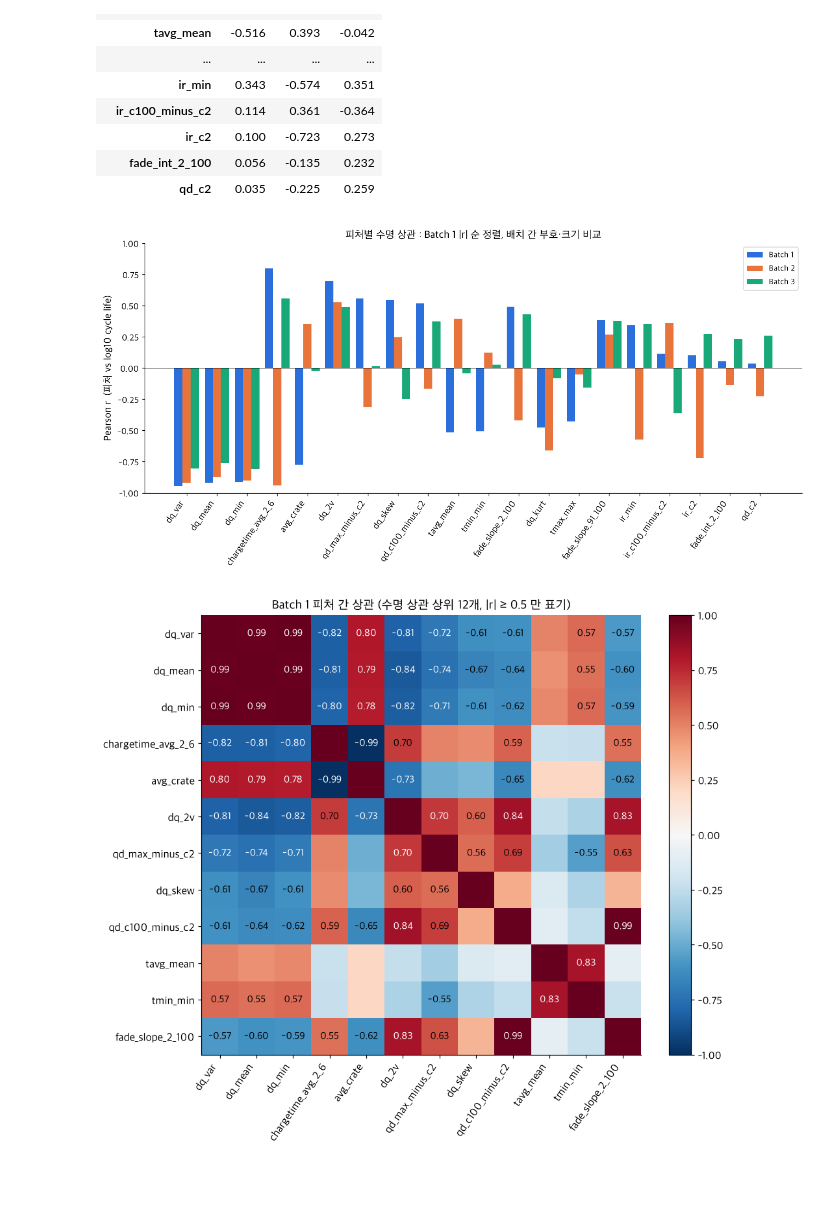
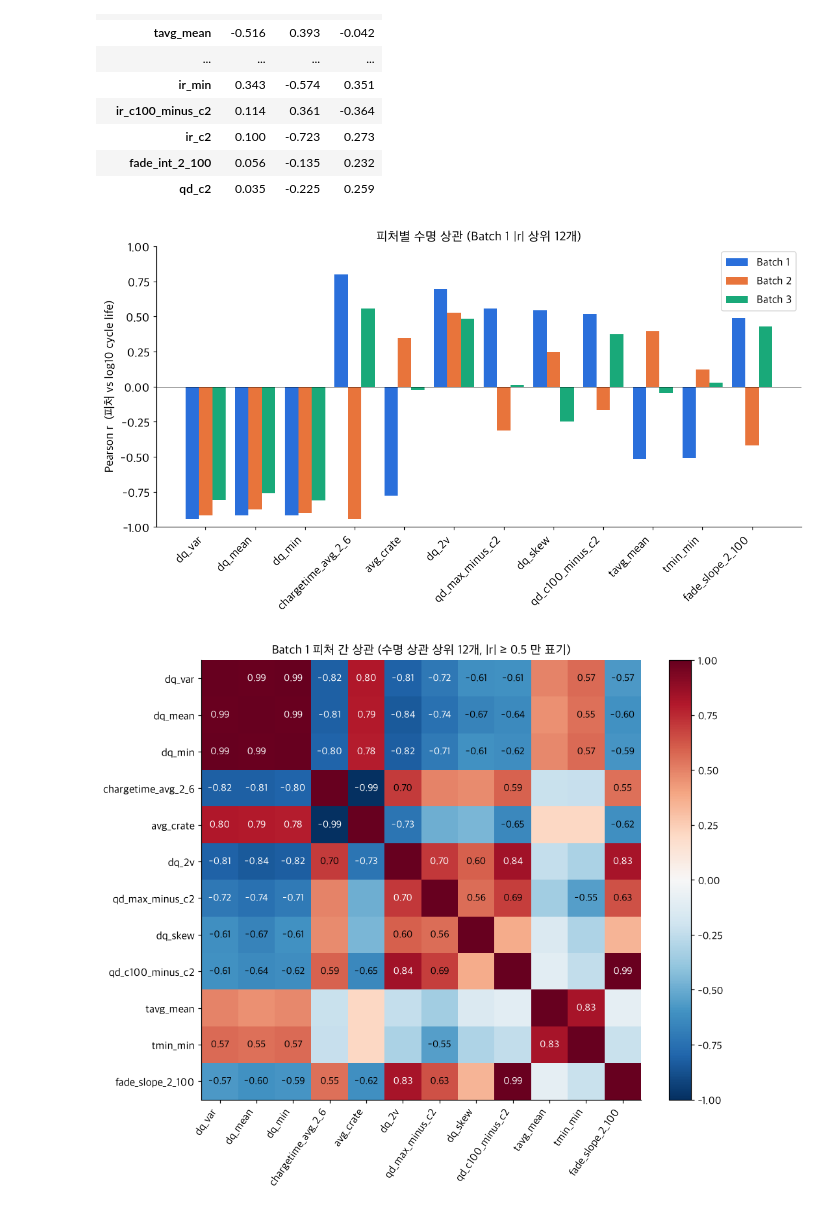
Before and after one commit to 97-99-02/ess-battery-project, a Jupyter notebook: notebooks/01_EDA.ipynb, the cells around one changed output. Cells and saved outputs as stored; diff of their text form; code cells hidden in the pictures; blank space fills up the shorter version.

```diff
--- a/notebooks/01_EDA.ipynb
+++ b/notebooks/01_EDA.ipynb
@@ -802,17 +802,19 @@ corr_tab.round(3)
 | fade_int_2_100 | 0.056 | -0.135 | 0.232 |
 | qd_c2 | 0.035 | -0.225 | 0.259 |
 # %%
-fig, ax = plt.subplots(figsize=(12, 6))
-x = np.arange(len(corr_tab)); w = 0.27
+ct = corr_tab.iloc[:12]
+fig, ax = plt.subplots(figsize=(11, 6.2))
+x = np.arange(len(ct)); w = 0.27
 for i, b in enumerate(BATCHES):
-    ax.bar(x + (i - 1) * w, corr_tab[BATCH_LABEL[b]], w, color=BC[b], label=BATCH_LABEL[b])
+    ax.bar(x + (i - 1) * w, ct[BATCH_LABEL[b]], w, color=BC[b], label=BATCH_LABEL[b])
 ax.axhline(0, color='k', lw=0.6)
-ax.set_xticks(x); ax.set_xticklabels(corr_tab.index, rotation=55, ha='right', fontsize=11)
-ax.set_ylabel('Pearson r  (피처 vs log10 cycle life)'); ax.set_ylim(-1, 1); ax.legend()
-ax.set_title('피처별 수명 상관 : Batch 1 |r| 순 정렬, 배치 간 부호·크기 비교')
+ax.tick_params(axis='y', labelsize=13)
+ax.set_xticks(x); ax.set_xticklabels(ct.index, rotation=45, ha='right', fontsize=13)
+ax.set_ylabel('Pearson r  (피처 vs log10 cycle life)', fontsize=13); ax.set_ylim(-1, 1); ax.legend(fontsize=12)
+ax.set_title('피처별 수명 상관 (Batch 1 |r| 상위 12개)', fontsize=14)
 plt.tight_layout(); plt.savefig(f'{FIG}/q5_corr_by_batch.png', bbox_inches='tight'); plt.show()
 # %% [output]
-[figure, old version]
+[figure, new version]
 # %%
 # 다중공선성 : Batch 1 피처 간 상관 히트맵
 top = corr_tab.index[:12]
```
Also changed, not shown: parts of 1 cell of this notebook, 3 other files.
